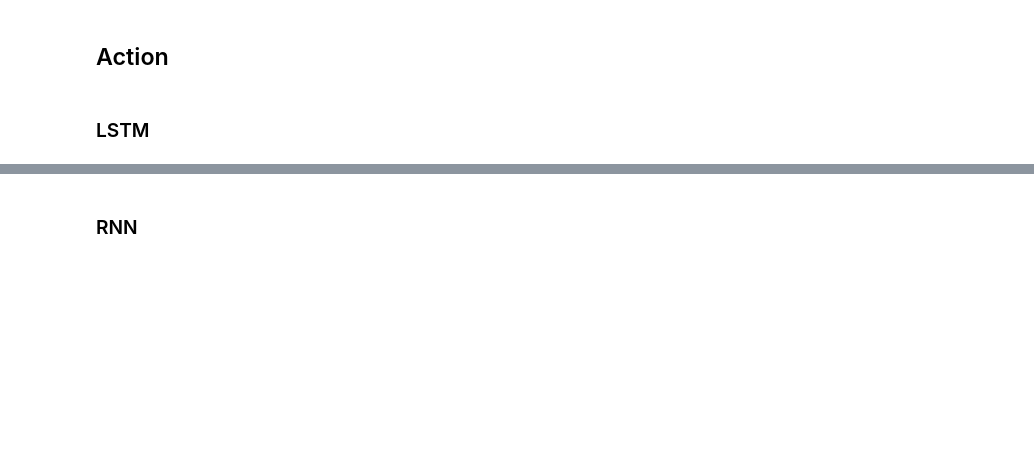
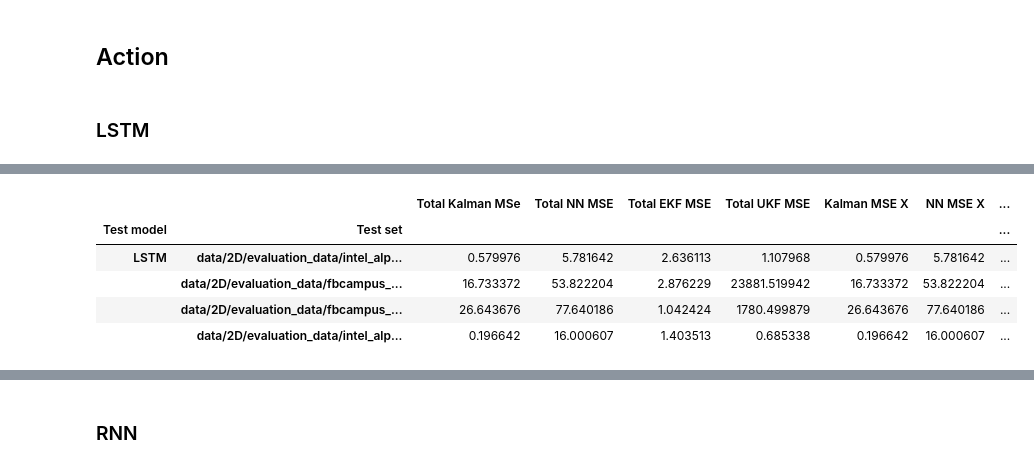
Before and after one commit to aneesurhashmi/kalmanfilters_nn, a Jupyter notebook: test.ipynb, the cells around one changed output, grey strips where cells are left out. Saved outputs shown, nothing was run; the diff lists cells and outputs as text; code cells hidden in the pictures; blank space fills up the shorter version.

```diff
--- a/test.ipynb
+++ b/test.ipynb
@@ -63,37 +63,57 @@ def get_all_mse(pred, labels):
         all_losses.append(get_mse(pred[:, i], labels[:, i]))
     return all_losses, get_mse(pred[:, 0], labels[:, 0]) # return mse for x, y, theta and total mse
 # %%
-def show_plots(nn_preds, kalman_pred, gt, lim = -1):
-    dim = nn_preds.shape[1]
+def show_plots(nn_preds, dataset, lim = -1, save_plots=False, save_dir=None, save_name=None):
+
+    output_dim = nn_preds.shape[1]
+
     plt.figure(figsize=(20, 10))
-    if dim == 3:
+
+    gt = np.array(dataset[1])
+    kalman_pred = np.array(dataset[2])
+    if output_dim == 3:
+        ekf_pred = np.array(dataset[3])
+        ukf_pred = np.array(dataset[4])
+
         plt.subplot(3, 1, 1)
         plt.plot(nn_preds[:lim, 0], label='X pred')
         plt.plot(gt[:lim, 0], label='X true')
         plt.plot(kalman_pred[:lim, 0], label='X kalman')
-        plt.legend(['X pred', 'X true', 'X kalman'])
+        plt.plot(ekf_pred[:lim, 0], label='X EKF')
+        plt.plot(ukf_pred[:lim, 0], label='X UKF')
+        plt.legend(['X pred', 'X true', 'X kalman', 'X ekf', 'X ukf'])
 
         plt.subplot(3, 1, 2)
         plt.plot(nn_preds[:lim, 1], label='Y pred')
         plt.plot(gt[:lim, 1], label='Y true')
         plt.plot(kalman_pred[:lim, 1], label='Y kalman')
-        plt.legend(['Y pred', 'Y true', 'Y kalman'])
+        plt.plot(ekf_pred[:lim, 1], label='Y EKF')
+        plt.plot(ukf_pred[:lim, 1], label='Y UKF')
+        plt.legend(['Y pred', 'Y true', 'Y kalman', 'Y ekf', 'Y ukf'])
 
         plt.subplot(3, 1, 3)
         plt.plot(nn_preds[:lim, 2], label='Theta pred')
         plt.plot(gt[:lim, 2], label='Theta true')
         plt.plot(kalman_pred[:lim, 2], label='Theta kalman')
-        plt.legend(['Theta pred', 'Theta true', 'Theta kalman'])
-    elif dim==1:
+        plt.plot(ekf_pred[:lim, 2], label='Theta EKF')
+        plt.plot(ukf_pred[:lim, 2], label='Theta UKF')
+        plt.legend(['Theta pred', 'Theta true', 'Theta kalman', 'Theta ekf', 'Theta ukf'])
+        if save_plots:
+            plt.savefig(os.path.join(save_dir, f'{save_name}.png'))
+
+    elif output_dim==1:
         plt.plot(nn_preds[:lim], label='NN pred')
         plt.plot(gt[:lim], label='GT')
         plt.plot(kalman_pred[:lim], label='Kalman pred')
         plt.legend(['NN pred', 'GT', 'Kalman Pred'])
+        if save_plots:
+            plt.savefig(os.path.join(save_dir, f'{save_name}.png'))
     else:
         # invalid dim error
         raise ValueError("Invalid dim")
 
     # plt.legend()
-    plt.show()
+    if not save_plots:
+        plt.show()
 # %%
 def get_csv_results(eval_csv_dir, params):
@@ -145,4 +187,11 @@ params = {
     "output_size": 3 if data_dim == 2 else 1,
     'model_name': model_name,
     'data_dim': data_dim,
+    "json_config_path": json_config_path,
+    "data_dim": data_dim,
+    "plot_limit": 1000, # -1 for all
+    "save_plots": True,
+    "save_dir": f"./results/{data_dim}D/plots",
 }
+
+params
@@ -149,3 +332,12 @@ params = {
+# %%
+results_df
+# %% [output]
+|  |  | Total Kalman MSe | Total NN MSE | Total EKF MSE | Total UKF MSE | Kalman MSE X | NN MSE X | ... |
+| Test model | Test set |  |  |  |  |  |  | ... |
+| LSTM | data/2D/evaluation_data/intel_alp... | 0.579976 | 5.781642 | 2.636113 | 1.107968 | 0.579976 | 5.781642 | ... |
+|  | data/2D/evaluation_data/fbcampus_... | 16.733372 | 53.822204 | 2.876229 | 23881.519942 | 16.733372 | 53.822204 | ... |
+|  | data/2D/evaluation_data/fbcampus_... | 26.643676 | 77.640186 | 1.042424 | 1780.499879 | 26.643676 | 77.640186 | ... |
+|  | data/2D/evaluation_data/intel_alp... | 0.196642 | 16.000607 | 1.403513 | 0.685338 | 0.196642 | 16.000607 | ... |
 # %%
 
 kalman_mse_x = []
```
Also changed, not shown: parts of 8 cells of this notebook, 8 other files.
